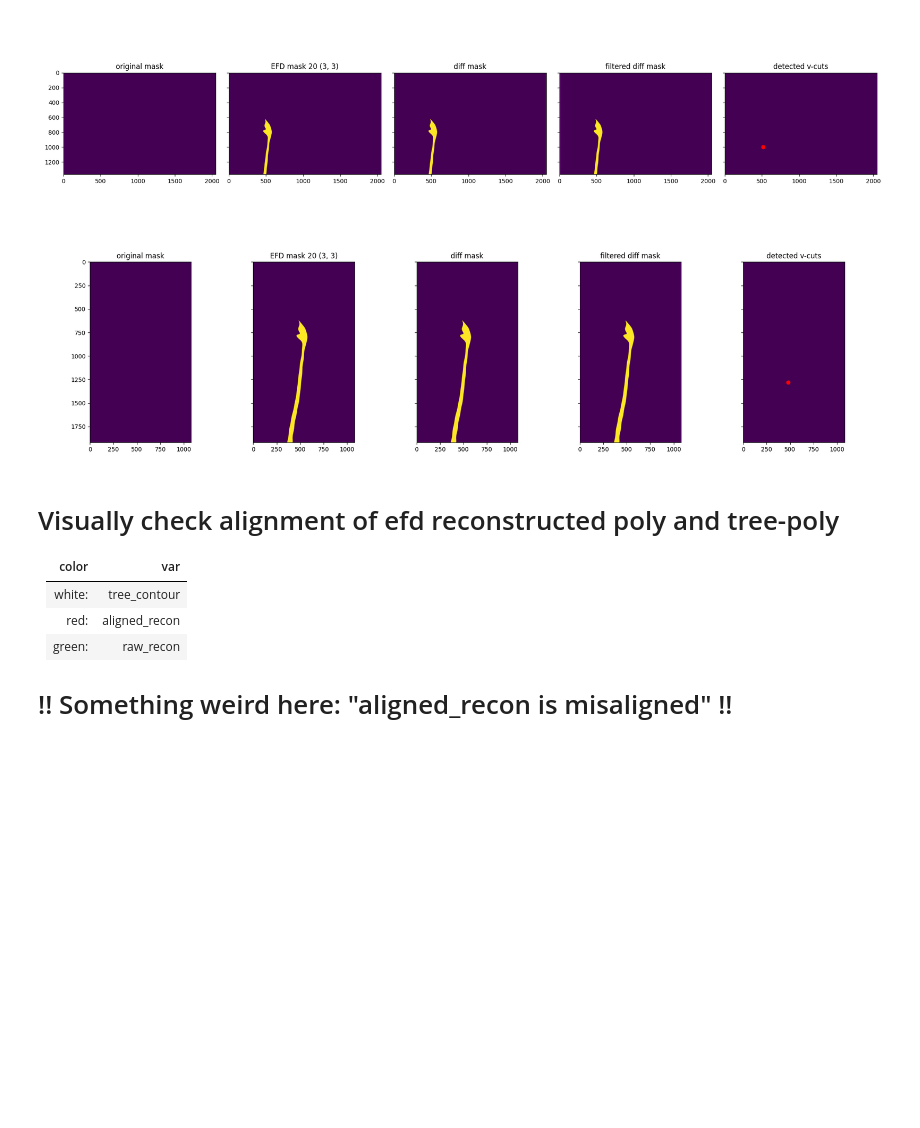
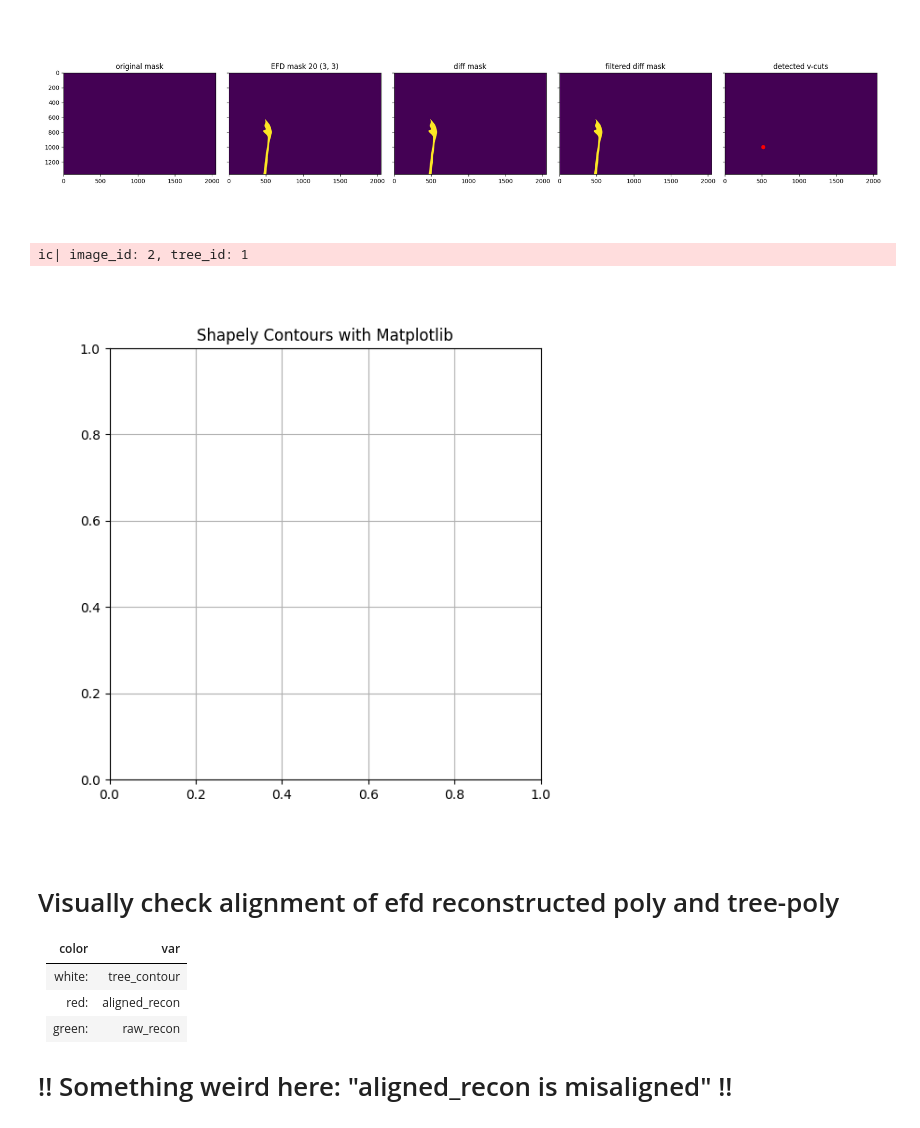
Before and after one commit to aubreymoore/CRB-2026-05-13, a Jupyter notebook: find_damage.ipynb, the cells around one changed output. Saved outputs shown, nothing was run; the diff lists cells and outputs as text; code cells hidden in the pictures; blank space fills up the shorter version.

```diff
--- a/find_damage.ipynb
+++ b/find_damage.ipynb
@@ -473,9 +473,15 @@ my_fig, my_axs = efd.plot_efd_results(results)
 plt.show()
 # %% [output]
 [figure]
+# %%
+ic(image_id, tree_id);
+# %% [output]
+ic| image_id: 2, tree_id: 1
 # %%
 # NEW STUFF
 # UPDATE DAMAGE TABLE FOR SPECIFIED IMAGE_ID
+
+from shapely.wkt import loads as wkt_loads
 
 conn = sqlite3.connect(db_path)
 conn.enable_load_extension(True)
@@ -487,21 +493,53 @@ cursor.execute(sql.format(image_id=image_id))
 image_width, image_height = cursor.fetchone()
 
 cursor.execute(f'SELECT AsWKT(tree_poly) FROM trees WHERE image_id={image_id}')
-wkts = cursor.fetchall()
+wkt_list = cursor.fetchall()
+# ic(wkt_list[0])
 
-sql = 'SELECT AsBinary(tree_poly) FROM trees WHERE tree_id = {tree_id}'
-cursor.execute(sql.format(tree_id=tree_id))
+# # sql = 'SELECT AsBinary(tree_poly) FROM trees WHERE tree_id = {tree_id}'
+# # cursor.execute(sql.format(tree_id=tree_id))
 
-results = efd.efd_find_cuts(
-    original_contour=tree_contour,
-    original_mask=np.zeros((image_width, image_height, 1), dtype=np.uint8),
-    order=order
-    )
+# results = efd.efd_find_cuts(
+#     original_contour=tree_contour,
+#     original_mask=np.zeros((image_width, image_height, 1), dtype=np.uint8),
+#     order=order
+#     )
 
-my_fig, my_axs = efd.plot_efd_results(results)
-plt.show()
+# my_fig, my_axs = efd.plot_efd_results(results)
+# plt.show()
-# %% [output]
-[figure, removed]
+# %%
+import matplotlib.pyplot as plt
+import shapely
+#
+# 1. Parse WKT to standard Shapely objects
+geometries = shapely.from_wkt(wkt_list)
+
+# 2. Initialize the Matplotlib plot
+fig, ax = plt.subplots(figsize=(6, 6))
+
+# 3. Iterate and plot each geometry's exterior
+for geom in geometries:
+    if geom is None:
+        continue
+
+    # Unpack MultiPolygons if present
+    sub_geoms = geom.geoms if hasattr(geom, 'geoms') else [geom]
+
+    for g in sub_geoms:
+        if hasattr(g, 'exterior') and g.exterior is not None:
+            # Extract lists of X and Y coordinates
+            x, y = g.exterior.xy
+
+            # Plot the line (contour)
+            ax.plot(x, y, linewidth=2, label="Contour")
+
+# 4. Final plot adjustments
+ax.set_aspect('equal') # Prevents distortion of shapes
+ax.grid(True)
+plt.title("Shapely Contours with Matplotlib")
+plt.show()
+# %% [output]
+[figure, added]
 # %%
 img = results.original_mask
 cv2.fillPoly(img, results.vcut_contours, 128)
```
Also changed, not shown: parts of 3 cells of this notebook.
